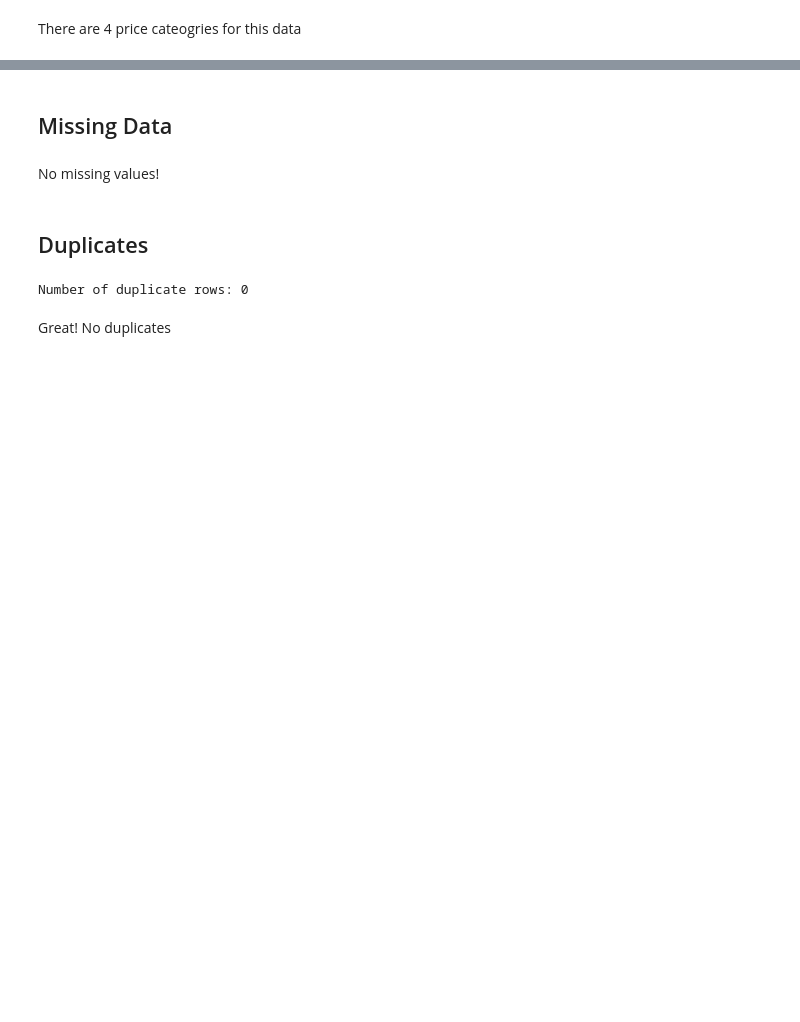
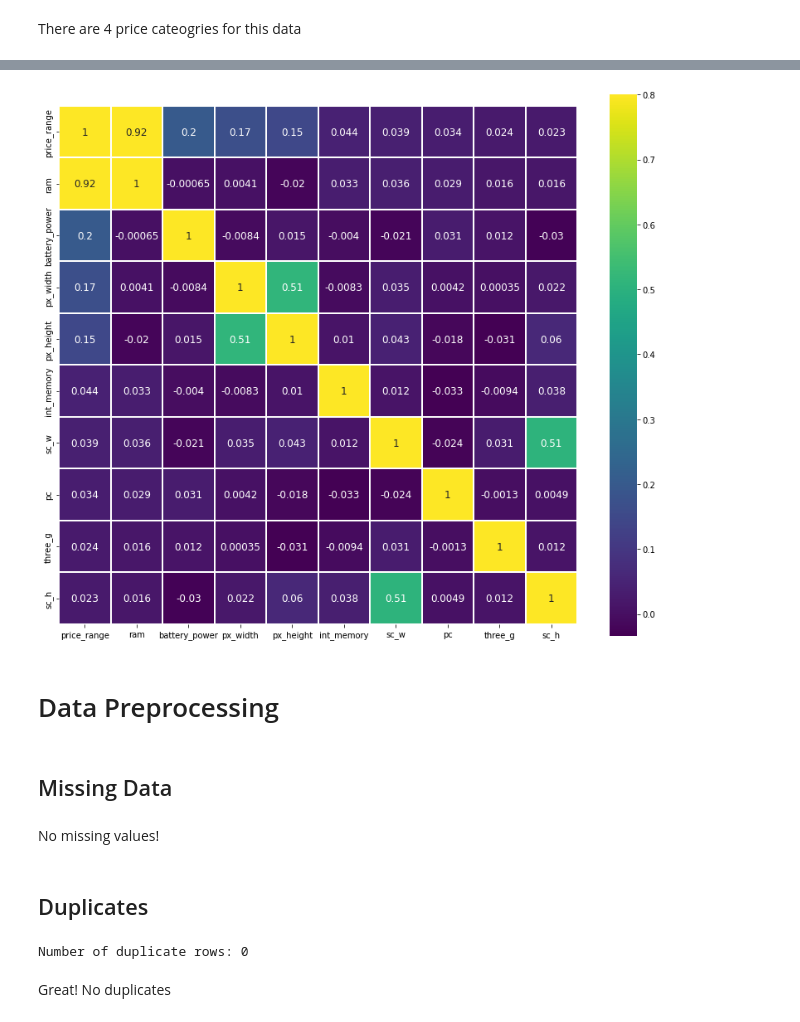
Before and after one commit to Ahmedsaed/SIC-AI-ML-Training, a Jupyter notebook: Mobile Price Classification/Mobile_Price_classification.ipynb, the cells around one changed output, grey strips where cells are left out. Saved outputs shown, nothing was run; the diff lists cells and outputs as text; code cells hidden in the pictures; blank space fills up the shorter version.

```diff
--- a/Mobile Price Classification/Mobile_Price_classification.ipynb
+++ b/Mobile Price Classification/Mobile_Price_classification.ipynb
@@ -99,3 +154,15 @@ There are 4 price cateogries for this data
+# %%
+# top 10 largest correlation between features
+cols = df_train.corr().nlargest(10, 'price_range')['price_range'].index
+cm = np.corrcoef(df_train[cols].values.T)
+f , ax = plt.subplots(figsize = (14,12))
+sns.heatmap(cm, vmax=.8, linewidths=0.01,square=True,annot=True,cmap='viridis',
+            linecolor="white",xticklabels = cols.values ,annot_kws = {'size':12},yticklabels = cols.values)
+plt.show()
+# %% [output]
+[figure, added]
+# %% [markdown]
+# Data Preprocessing
 # %% [markdown]
 ## Missing Data
 # %%
```
Also changed, not shown: parts of 23 cells of this notebook.
